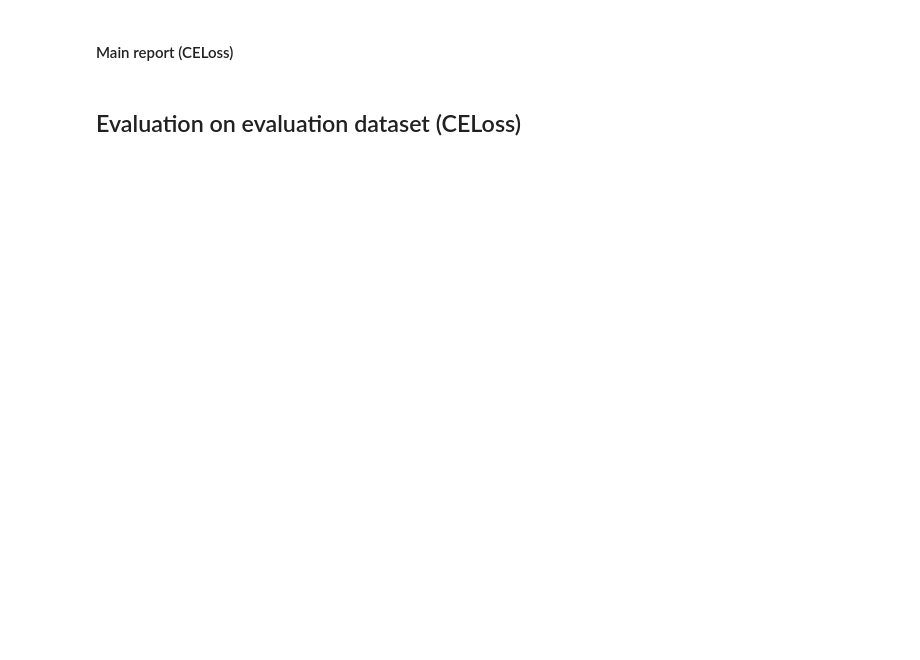
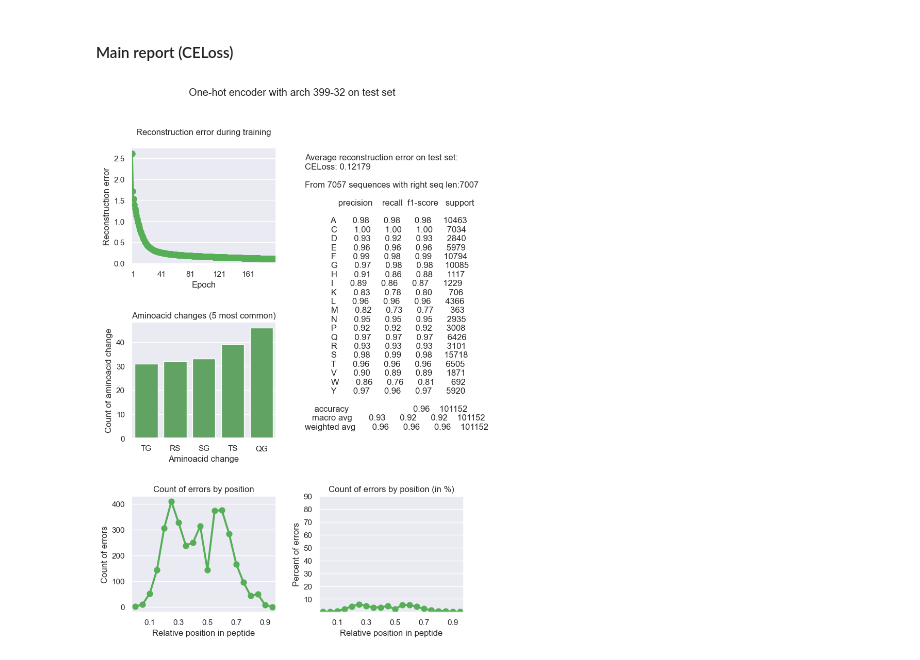
Before and after one commit to antigenomics/tcrenc, a Jupyter notebook: code/code_onehot/1_MSE_CELoss_comprasion_one_hot.ipynb, the cells around one changed output. Drawn from its saved outputs; the diff is of its cells as text; code cells hidden in the pictures; blank space fills up the shorter version.

```diff
--- a/code/code_onehot/1_MSE_CELoss_comprasion_one_hot.ipynb
+++ b/code/code_onehot/1_MSE_CELoss_comprasion_one_hot.ipynb
@@ -492,7 +466,7 @@ Train finished
 autoencoder.eval()
 
 output = []
-test_loss_avg_1, num_batches = 0, 0
+test_loss_avg, num_batches = 0, 0
 
 for (pep, _) in oh_test_dl:
     with torch.no_grad():
@@ -503,23 +477,17 @@ for (pep, _) in oh_test_dl:
         pep_recon = autoencoder(pep)
         pep_recon_rs = pep_recon.reshape(pep_o.shape)
         loss = loss_function(pep_recon_rs, pep_o)
-        test_loss_avg_1 += loss.item()
+        test_loss_avg += loss.item()
         num_batches += 1
     output.append((pep, pep_recon))
-test_loss_avg_1 /= num_batches
+test_loss_avg /= num_batches
 
-print('Average reconstruction error: %f' % (test_loss_avg_1))
+print('Average reconstruction error: %f' % (test_loss_avg))
 
-# Output выглядит странно это лист, состоящий из кортежей, каждый из которых относится к одному батчу. Т.е. ouput[0] - это кортеж из первого батча
-# Далее каждый кортеж, состоит из двух тензоров: до и после энкодера. Тензоры в 2д формате.
-
-
-# Создаём пустые(нулевые) массивы для one-hot петпидов до и после
+# Results back to sequence
 pep_test_oh_bef = np.zeros((len(pep_test_list), len(pepcode.AA_LIST), len_seq), dtype = np.float32)
 pep_test_oh_aft = np.zeros((len(pep_test_list), len(pepcode.AA_LIST), len_seq), dtype = np.float32)
 
-
-# Переводим пептиды в np массив из output
 pointer = 0
 for i in range(num_batches):
     cur_batch_size = len(output[i][0])
@@ -531,6 +499,6 @@ pep_test_list_bef_ae = []
 pep_test_list_aft_ae = []
 
 for i in range(pep_test_oh_aft.shape[0]):
-    pep_test_list_bef_ae.append(pepcode.one_hot_decode(pep_test_oh_bef[i], mode = 'argmax'))
-    pep_test_list_aft_ae.append(pepcode.one_hot_decode(pep_test_oh_aft[i], mode = 'argmax'))
+    pep_test_list_bef_ae.append(pepcode.one_hot_decode(pep_test_oh_bef[i]))
+    pep_test_list_aft_ae.append(pepcode.one_hot_decode(pep_test_oh_aft[i]))
 # %% [output]
@@ -655,31 +618,30 @@ plt.show()
 # %% [markdown]
 #### Main report (CELoss)
 # %%
-# fig, axs = plt.subplots(3,2, figsize = [8.3, 11.7])
+fig, axs = plt.subplots(3,2, figsize = [8.3, 11.7])
 
-# sns.pointplot(train_loss_avg , color = default_color, ax=axs[0, 0])
-# sns.barplot(dict(list(err_dict_no_gap.items())[-5:]), color = default_color, ax=axs[1, 0])
-# sns.pointplot(err_count_no_gap , color = default_color, ax=axs[2, 0])
-# sns.pointplot(err_count_no_gap/counter*100 , color = default_color, ax=axs[2, 1])
+sns.pointplot(train_loss_avg , color = default_color, ax=axs[0, 0], markersize=7)
+sns.barplot(dict(list(err_dict_no_gap.items())[-5:]), color = default_color, ax=axs[1, 0])
+sns.pointplot(err_count_no_gap_ce, color = default_color, ax=axs[2, 0])
+sns.pointplot(err_count_perc_ce, color = default_color, ax=axs[2, 1])
 
-# axs[0, 0].hlines(round(test_loss_avg_1, 5), 0, num_epochs, color = 'red', label='Test CELoss')
-# axs[0, 0].legend()
-# axs[0, 0].set(xlabel='Epoch', ylabel='Reconstruction error', title = f'Reconstruction error during training\n', xticks=[i for i in range(1, num_epochs, int(num_epochs/5))])
-# axs[0, 1].set(frame_on=False)
-# axs[0, 1].set_xticks([])
-# axs[0, 1].set_yticks([])
-# axs[0, 1].text(x=-0.1, y=-1.5, s=f'Average reconstruction error on test set:\nCELoss: {round(test_loss_avg_1, 5)}\n\nFrom {len(pep_test_list_bef_no_gap)} sequences with right seq len:{counter}\n\n{classification_report(pep_test_list_bef_ae_no_gap_aa, pep_test_list_aft_ae_no_gap_aa)}')
-# axs[1, 0].set(xlabel='Aminoacid change', ylabel='Count of aminoacid change', title=f'Aminoacid changes (5 most common)')
-# axs[1, 1].set(frame_on=False)
-# axs[1, 1].set_xticks([])
-# axs[1, 1].set_yticks([])
-# axs[2, 0].set(xlabel='Position in peptide', ylabel='Count of errors', title=f'Count of errors by position')
-# axs[2, 1].set(xlabel='Position in peptide', ylabel='Percent of errors', title=f'Count of errors by position (in %)', yticks=[i*10 for i in range(1, 10)])
-# axs[2, 0].set_xticks([i for i in range(1, len_seq, int(len_seq/9))])
-# axs[2, 1].set_xticks([i for i in range(1, len_seq, int(len_seq/9))])
+axs[0, 0].set(xlabel='Epoch', ylabel='Reconstruction error', title = f'Reconstruction error during training\n', xticks=[i for i in range(1, num_epochs, int(num_epochs/5))])
+axs[0, 1].set(frame_on=False)
+axs[0, 1].set_xticks([])
+axs[0, 1].set_yticks([])
+axs[0, 1].text(x=-0.1, y=-1.5, s=f'Average reconstruction error on test set:\nCELoss: {round(test_loss_avg, 5)}\n\nFrom {len(pep_test_list_bef_no_gap)} sequences with right seq len:{counter}\n\n{classification_report(pep_test_list_bef_ae_no_gap_aa, pep_test_list_aft_ae_no_gap_aa)}')
+axs[1, 0].set(xlabel='Aminoacid change', ylabel='Count of aminoacid change', title=f'Aminoacid changes (5 most common)')
+axs[1, 1].set(frame_on=False)
+axs[1, 1].set_xticks([])
+axs[1, 1].set_yticks([])
+axs[2, 0].set(xlabel='Relative position in peptide', ylabel='Count of errors', title=f'Count of errors by position')
+axs[2, 1].set(xlabel='Relative position in peptide', ylabel='Percent of errors', title=f'Count of errors by position (in %)', yticks=[i*10 for i in range(1, 10)])
+axs[2, 0].set_xticks([2,6,10,14,18])
+axs[2, 1].set_xticks([2,6,10,14,18])
 
-
-# plt.subplots_adjust(wspace=0.2, hspace=0.5)
-# fig.suptitle(f'One-hot encoder with arch {autoencoder_arch} on test set')
-# plt.show()
-# #fig.savefig(f'./Results_one_hot/{str(date.today())}_{autoencoder_arch}_on_test_CELoss.pdf', format='pdf')
+plt.subplots_adjust(wspace=0.3, hspace=0.5)
+fig.suptitle(f'One-hot encoder with arch {autoencoder_arch} on test set')
+plt.show()
+fig.savefig(f'../../results/results_onehot/{str(date.today())}_{autoencoder_arch}_on_test_CELoss.pdf', format='pdf')
+# %% [output]
+[figure, added]
@@ -693,2 +647,0 @@ end_of_notebook(start_time)
-# %% [markdown]
-## Evaluation on evaluation dataset (CELoss)
```
Also changed, not shown: parts of 30 cells of this notebook, 1 other file.
